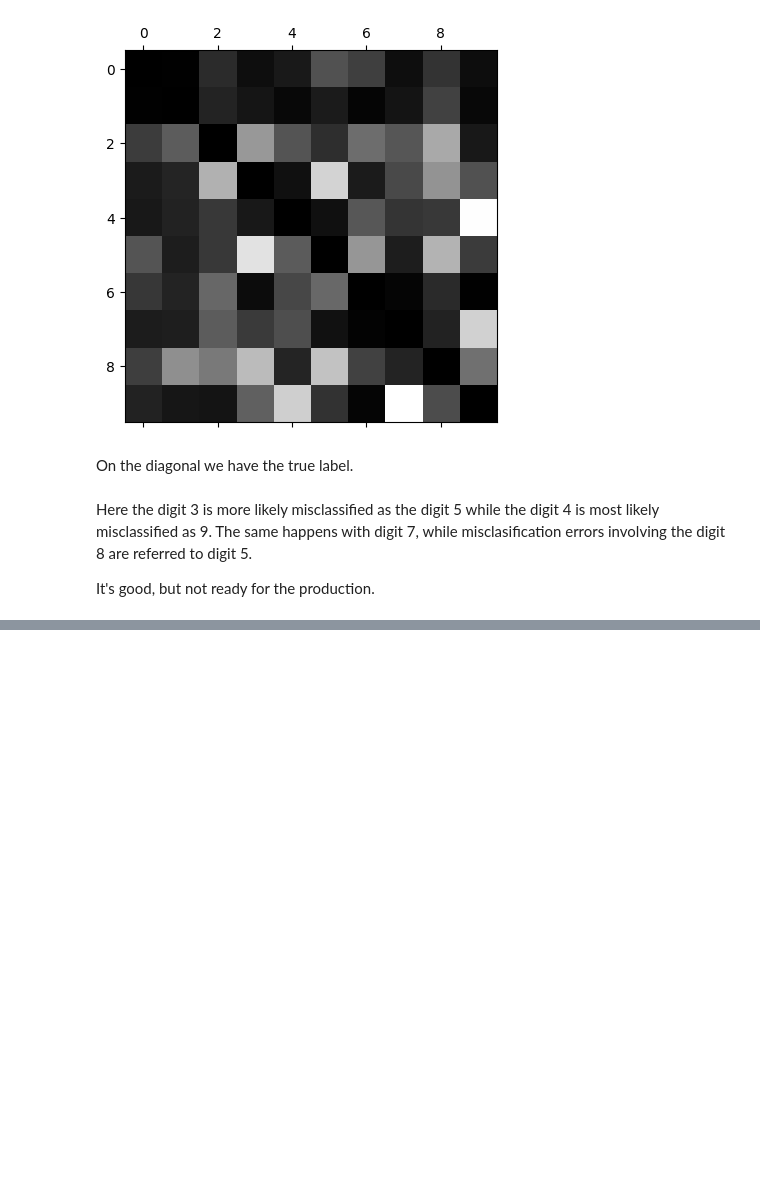
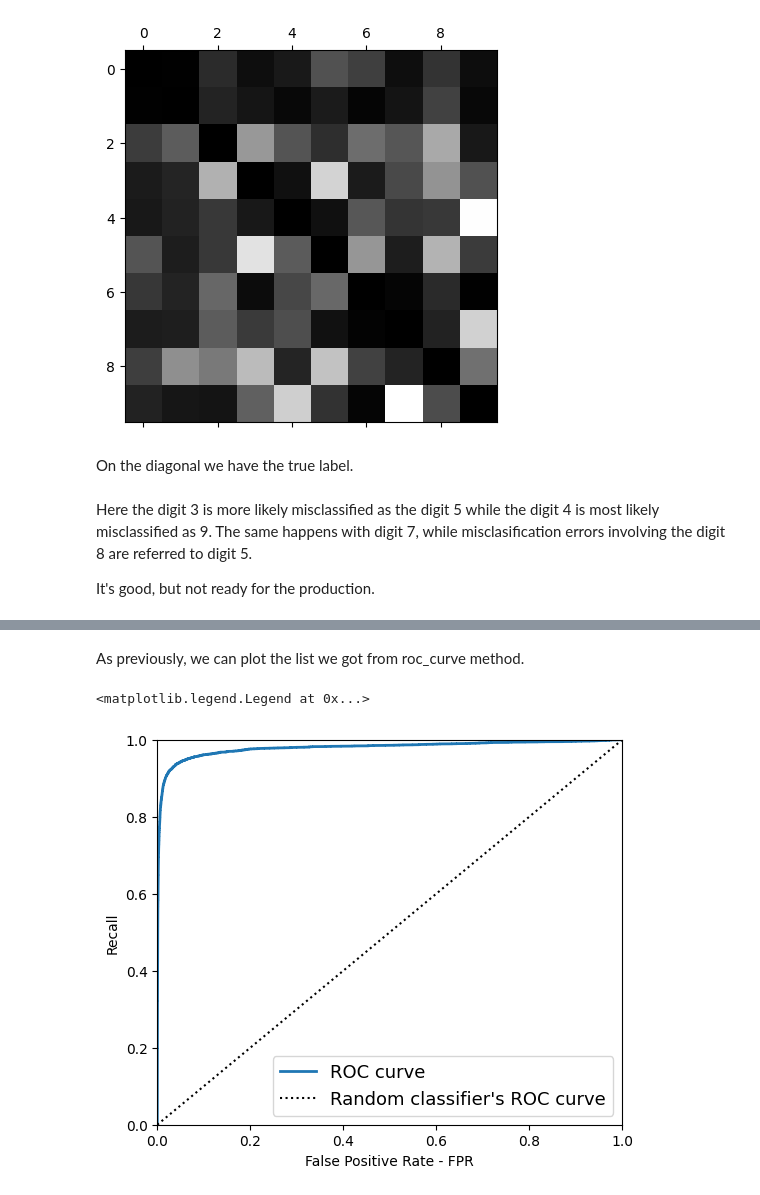
Before and after one commit to SandytheTraveller/ML-course-Labs, a Jupyter notebook: lecture_7.ipynb, the cells around one changed output, grey strips where cells are left out. Saved outputs shown, nothing was run; the diff lists cells and outputs as text; code cells hidden in the pictures; blank space fills up the shorter version.

```diff
--- a/lecture_7.ipynb
+++ b/lecture_7.ipynb
@@ -166,0 +175,3 @@ It's good, but not ready for the production.
+# %%
+y_train_5 = (y_train == '5') # we learn to recognize the digit 5
+y_test_5 = (y_test == '5')
@@ -166,0 +288,16 @@ It's good, but not ready for the production.
+# %%
+fprs, recalls, thresholds = roc_curve(y_train_5, scores)
+# %% [markdown]
+As previously, we can plot the list we got from roc_curve method.
+# %%
+fig = plt.figure(figsize=(6, 5)) # extra code just for formatting
+ax = fig.add_subplot()
+ax.plot(fprs, recalls, linewidth=2, label='ROC curve')
+ax.plot([0, 1], [0, 1], 'k:', label="Random classifier's ROC curve")
+ax.set_xlabel('False Positive Rate - FPR')
+ax.set_ylabel('Recall')
+ax.axis([0, 1, 0, 1])
+ax.legend(loc='lower right', fontsize=13)
+# %% [output]
+<matplotlib.legend.Legend at 0x...>
+[figure, added]
```
Also changed, not shown: parts of 29 cells of this notebook.
